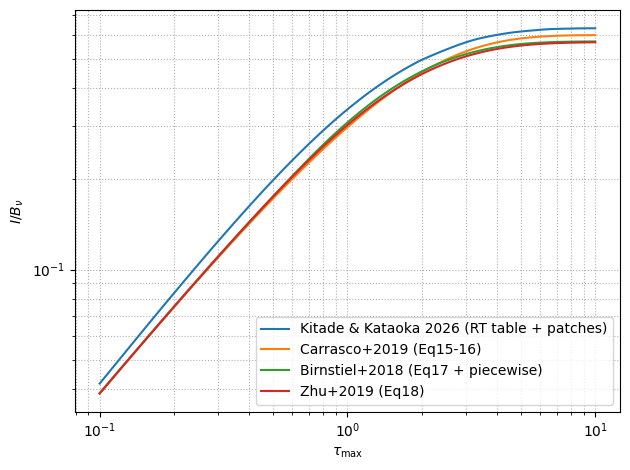
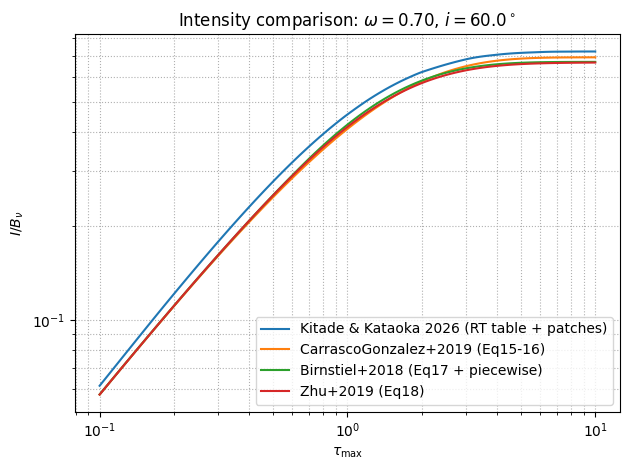
The change to this notebook cell's code, shown as a diff; its figure went from the first image to the second:
--- before
+++ after
@@ -1,4 +1,2 @@
-import numpy as np
-import matplotlib.pyplot as plt
 from emergentintensity import (
     emergent_stokes,
@@ -8,5 +6,8 @@
 )
 
-omega0 = 0.8
+import numpy as np
+import matplotlib.pyplot as plt
+
+omega0 = 0.7
 inc0   = 60.0
 
@@ -27,9 +28,12 @@
 plt.figure()
 plt.loglog(tau, Ie, label="Kitade & Kataoka 2026 (RT table + patches)")
-plt.loglog(tau, Ic, label="Carrasco+2019 (Eq15-16)")
+plt.loglog(tau, Ic, label="CarrascoGonzalez+2019 (Eq15-16)")
 plt.loglog(tau, Ib, label="Birnstiel+2018 (Eq17 + piecewise)")
 plt.loglog(tau, Iz, label="Zhu+2019 (Eq18)")
 plt.xlabel(r"$\tau_{\max}$")
 plt.ylabel(r"$I/B_\nu$")
+plt.title(
+    fr"Intensity comparison: $\omega={omega0:.2f}$, $i={inc0:.1f}^\circ$"
+)
 plt.grid(True, which="both", ls=":")
 plt.legend()

Commit: minor change